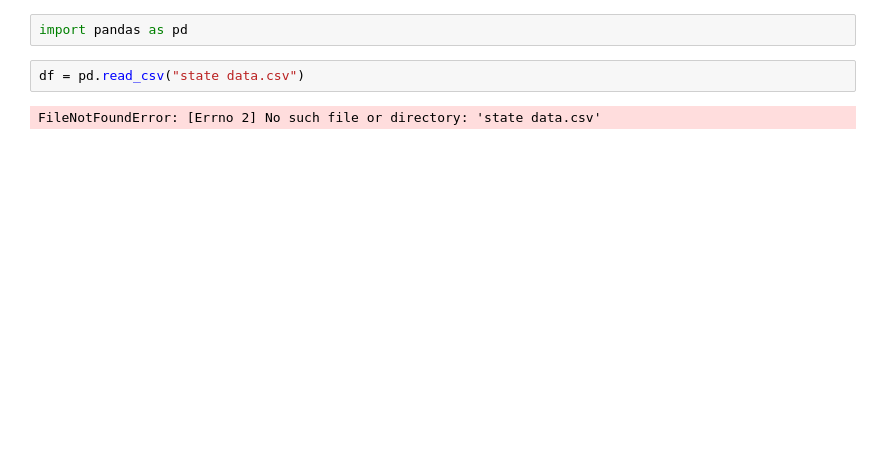
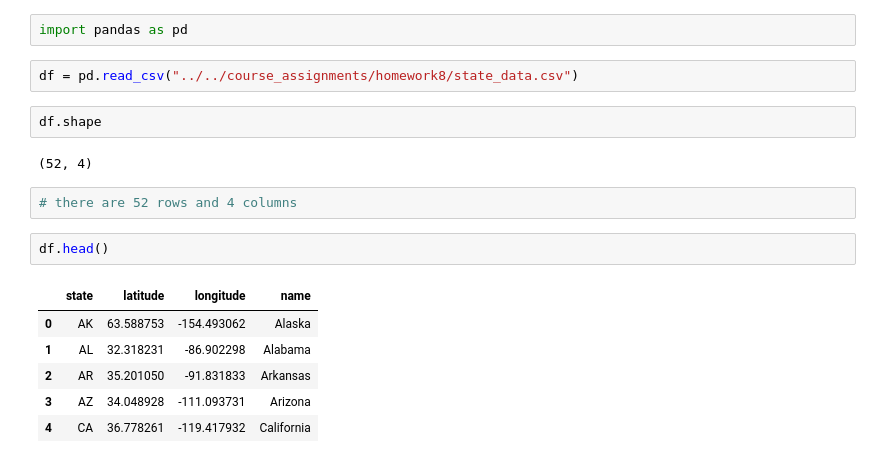
Before and after one commit to lemonigenosar/lgenosar, a Jupyter notebook: hw7/homework7.ipynb, the cells around one changed output. Drawn from its saved outputs; the diff is of its cells as text; blank space fills up the shorter version.

```diff
--- a/hw7/homework7.ipynb
+++ b/hw7/homework7.ipynb
@@ -1,6 +1,19 @@
 # %%
 import pandas as pd
 # %%
-df = pd.read_csv("state data.csv")
+df = pd.read_csv("../../course_assignments/homework8/state_data.csv")
-# %% [output]
-FileNotFoundError: [Errno 2] No such file or directory: 'state data.csv'
+# %%
+df.shape
+# %% [output]
+(52, 4)
+# %%
+# there are 52 rows and 4 columns
+# %%
+df.head()
+# %% [output]
+|  | state | latitude | longitude | name |
+| 0 | AK | 63.588753 | -154.493062 | Alaska |
+| 1 | AL | 32.318231 | -86.902298 | Alabama |
+| 2 | AR | 35.201050 | -91.831833 | Arkansas |
+| 3 | AZ | 34.048928 | -111.093731 | Arizona |
+| 4 | CA | 36.778261 | -119.417932 | California |
```
Also changed, not shown: parts of 24 cells of this notebook, 4 other files.
